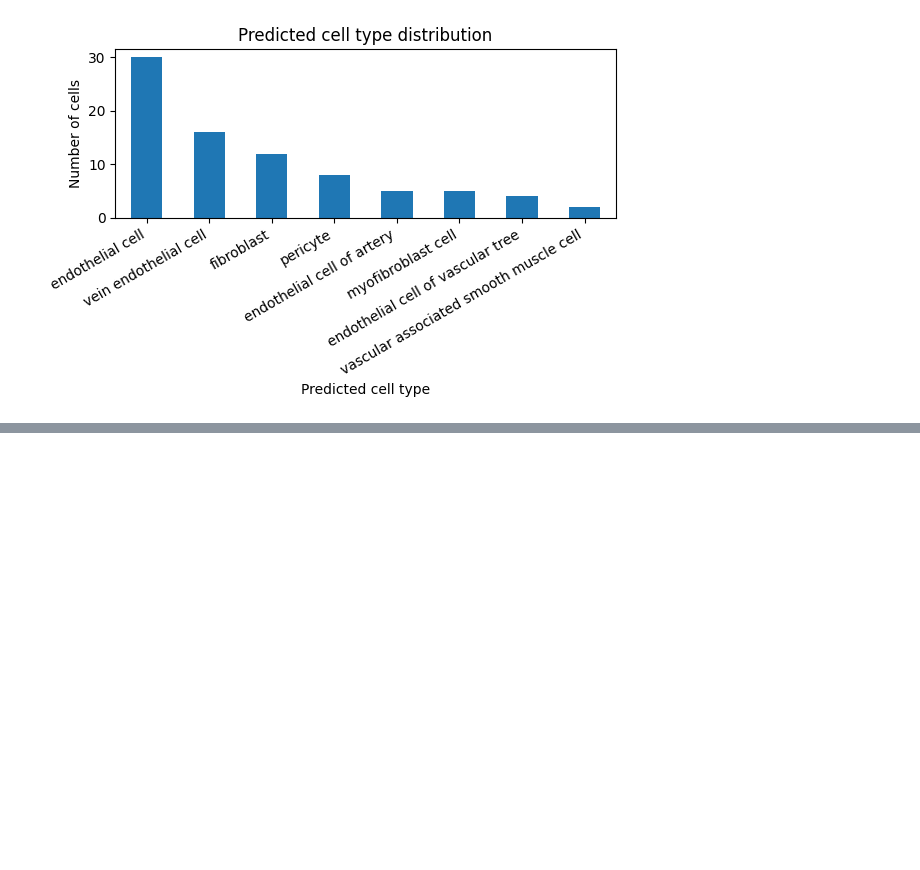
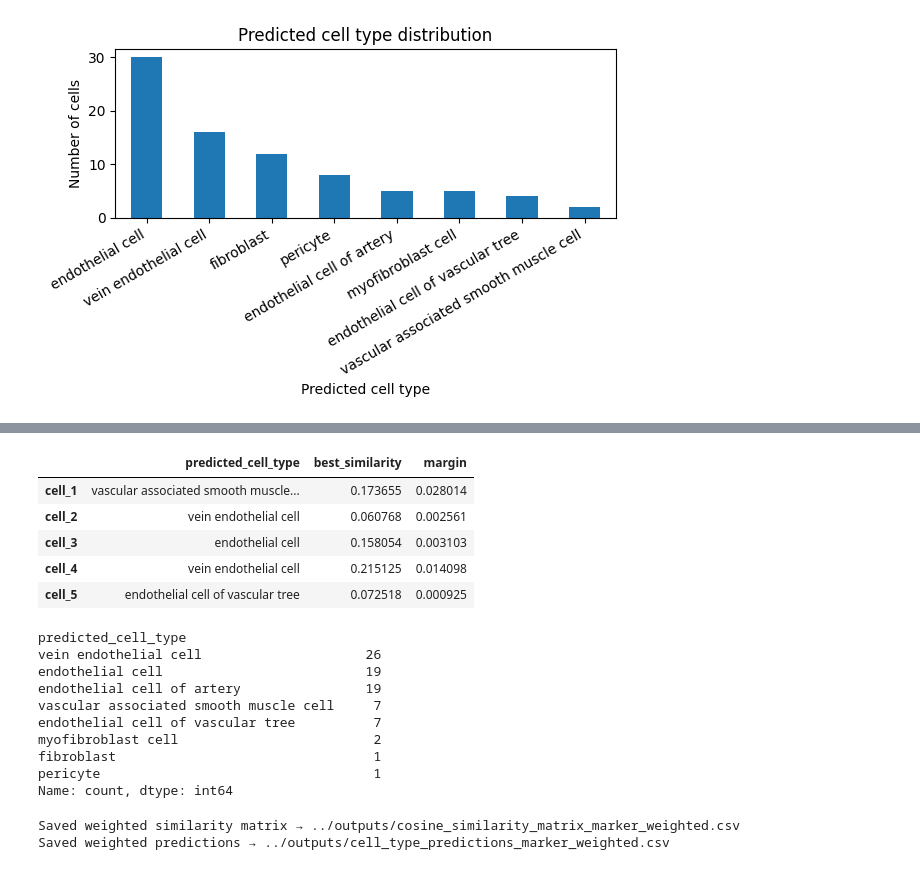
Before and after one commit to Mahsa02/Computational-Genomics-Project, a Jupyter notebook: notebooks/03_cosine_similarity.ipynb, the cells around one changed output, grey strips where cells are left out. Cells and saved outputs as stored; diff of their text form; code cells hidden in the pictures; blank space fills up the shorter version.

```diff
--- a/notebooks/03_cosine_similarity.ipynb
+++ b/notebooks/03_cosine_similarity.ipynb
@@ -237,0 +272,68 @@ plt.show()
+# %%
+# =========================
+# Apply gene weights
+# =========================
+
+weighted_cells = cells.mul(gene_weights, axis=1)
+weighted_prototypes = prototypes.mul(gene_weights, axis=1)
+
+weighted_cells_norm = pd.DataFrame(
+    normalize(weighted_cells.values, norm="l2", axis=1),
+    index=weighted_cells.index,
+    columns=weighted_cells.columns,
+)
+
+weighted_prototypes_norm = pd.DataFrame(
+    normalize(weighted_prototypes.values, norm="l2", axis=1),
+    index=weighted_prototypes.index,
+    columns=weighted_prototypes.columns,
+)
+
+weighted_sim = pd.DataFrame(
+    cosine_similarity(weighted_cells_norm.values, weighted_prototypes_norm.values),
+    index=weighted_cells_norm.index,
+    columns=weighted_prototypes_norm.index,
+)
+
+weighted_predictions = pd.DataFrame(index=weighted_sim.index)
+weighted_predictions["predicted_cell_type"] = weighted_sim.idxmax(axis=1)
+weighted_predictions["best_similarity"] = weighted_sim.max(axis=1)
+
+sorted_scores = np.sort(weighted_sim.values, axis=1)
+weighted_predictions["margin"] = sorted_scores[:, -1] - sorted_scores[:, -2]
+
+display(weighted_predictions.head())
+print(weighted_predictions["predicted_cell_type"].value_counts())
+# %% [output]
+|  | predicted_cell_type | best_similarity | margin |
+| cell_1 | vascular associated smooth muscle... | 0.173655 | 0.028014 |
+| cell_2 | vein endothelial cell | 0.060768 | 0.002561 |
+| cell_3 | endothelial cell | 0.158054 | 0.003103 |
+| cell_4 | vein endothelial cell | 0.215125 | 0.014098 |
+| cell_5 | endothelial cell of vascular tree | 0.072518 | 0.000925 |
+predicted_cell_type
+vein endothelial cell                     26
+endothelial cell                          19
+endothelial cell of artery                19
+vascular associated smooth muscle cell     7
+endothelial cell of vascular tree          7
+myofibroblast cell                         2
+fibroblast                                 1
+pericyte                                   1
+Name: count, dtype: int64
+# %%
+# =========================
+# Save marker-weighted outputs
+# =========================
+
+WEIGHTED_SIM_PATH = OUTPUT_DIR / "cosine_similarity_matrix_marker_weighted.csv"
+WEIGHTED_PRED_PATH = OUTPUT_DIR / "cell_type_predictions_marker_weighted.csv"
+
+weighted_sim.to_csv(WEIGHTED_SIM_PATH)
+weighted_predictions.to_csv(WEIGHTED_PRED_PATH)
+
+print(f"Saved weighted similarity matrix → {WEIGHTED_SIM_PATH}")
+print(f"Saved weighted predictions → {WEIGHTED_PRED_PATH}")
+# %% [output]
+Saved weighted similarity matrix → ../outputs/cosine_similarity_matrix_marker_weighted.csv
+Saved weighted predictions → ../outputs/cell_type_predictions_marker_weighted.csv
```
Also changed, not shown: parts of 15 cells of this notebook, 3 other files.
